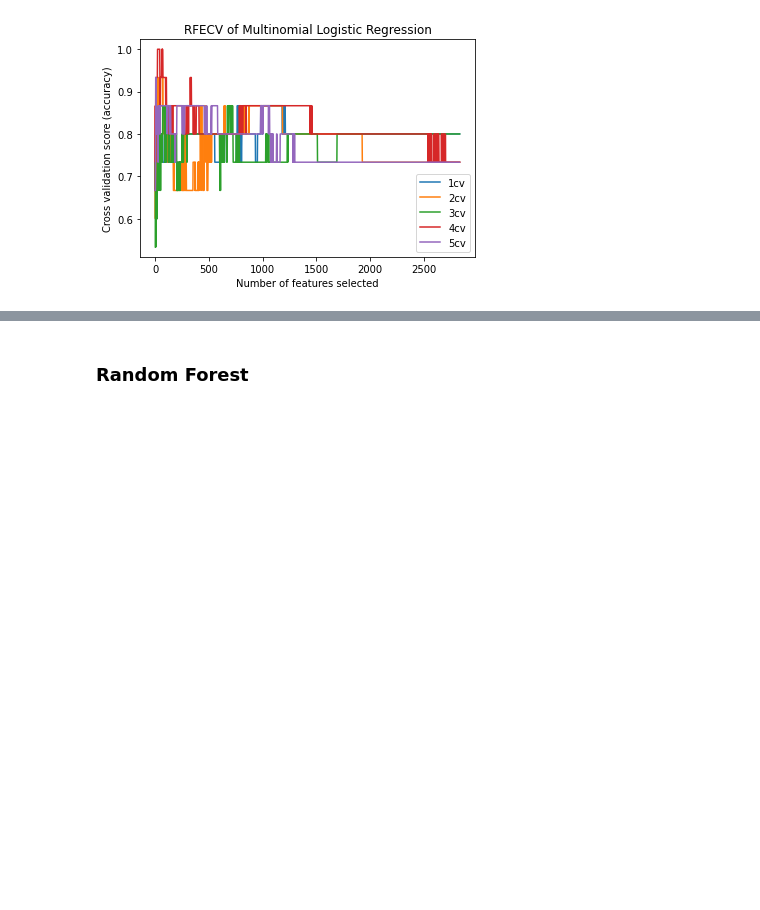
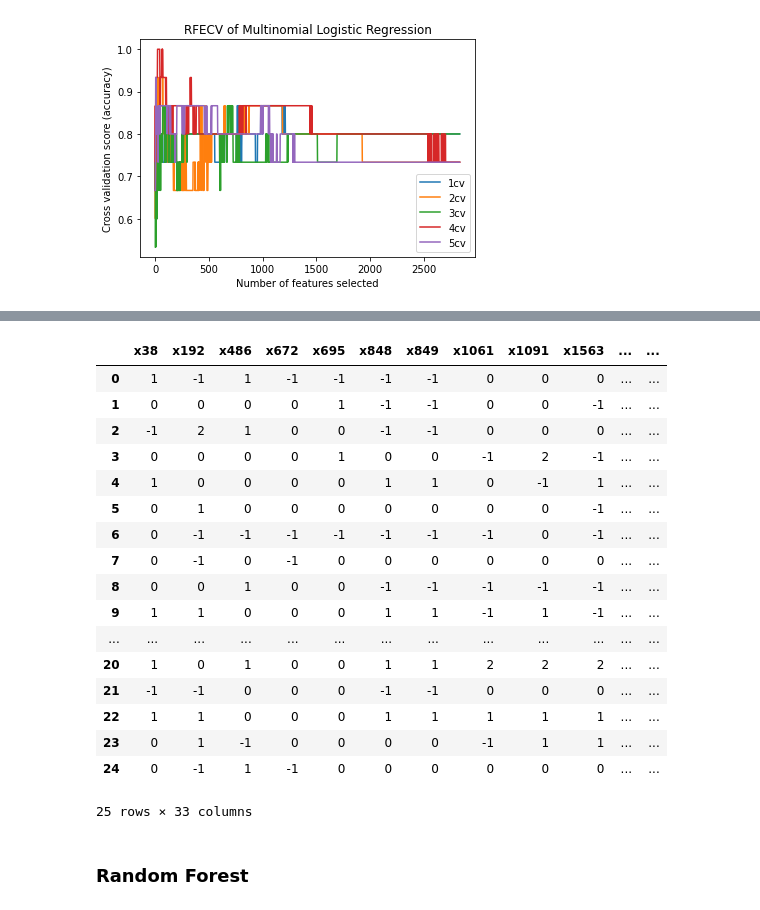
Before and after one commit to aaronyhsl/B4TM2022, a Jupyter notebook: src/feature_selections.ipynb, the cells around one changed output, grey strips where cells are left out. Saved outputs shown, nothing was run; the diff lists cells and outputs as text; code cells hidden in the pictures; blank space fills up the shorter version.

```diff
--- a/src/feature_selections.ipynb
+++ b/src/feature_selections.ipynb
@@ -202,0 +207,4 @@ Optimal number of features : 33
+# %%
+# selected features
+fs_lr = rfecv_lr.get_feature_names_out()
+fs_lr
@@ -202,0 +217,9 @@ Optimal number of features : 33
+# %%
+# get selected features for training set
+X_train_fs_lr = pd.DataFrame(rfecv_lr.transform(X_train))
+
+# rename new dataframe for training set
+for i, col in enumerate(X_train_fs_lr.columns):
+    X_train_fs_lr.rename(columns={col:fs_lr[i]}, inplace=True)
+
+X_train_fs_lr
@@ -203,3 +240,31 @@ Optimal number of features : 33
+# %%
+# get selected features for test set
+X_test_fs_lr = pd.DataFrame(rfecv_lr.transform(X_test))
+
+# rename new dataframe for test set
+for i, col in enumerate(X_test_fs_lr.columns):
+    X_test_fs_lr.rename(columns={col:fs_lr[i]}, inplace=True)
+
+X_test_fs_lr
+# %% [output]
+|  | x38 | x192 | x486 | x672 | x695 | x848 | x849 | x1061 | x1091 | x1563 | ... | ... |
+| 0 | 1 | -1 | 1 | -1 | -1 | -1 | -1 | 0 | 0 | 0 | ... | ... |
+| 1 | 0 | 0 | 0 | 0 | 1 | -1 | -1 | 0 | 0 | -1 | ... | ... |
+| 2 | -1 | 2 | 1 | 0 | 0 | -1 | -1 | 0 | 0 | 0 | ... | ... |
+| 3 | 0 | 0 | 0 | 0 | 1 | 0 | 0 | -1 | 2 | -1 | ... | ... |
+| 4 | 1 | 0 | 0 | 0 | 0 | 1 | 1 | 0 | -1 | 1 | ... | ... |
+| 5 | 0 | 1 | 0 | 0 | 0 | 0 | 0 | 0 | 0 | -1 | ... | ... |
+| 6 | 0 | -1 | -1 | -1 | -1 | -1 | -1 | -1 | 0 | -1 | ... | ... |
+| 7 | 0 | -1 | 0 | -1 | 0 | 0 | 0 | 0 | 0 | 0 | ... | ... |
+| 8 | 0 | 0 | 1 | 0 | 0 | -1 | -1 | -1 | -1 | -1 | ... | ... |
+| 9 | 1 | 1 | 0 | 0 | 0 | 1 | 1 | -1 | 1 | -1 | ... | ... |
+| ... | ... | ... | ... | ... | ... | ... | ... | ... | ... | ... | ... | ... |
+| 20 | 1 | 0 | 1 | 0 | 0 | 1 | 1 | 2 | 2 | 2 | ... | ... |
+| 21 | -1 | -1 | 0 | 0 | 0 | -1 | -1 | 0 | 0 | 0 | ... | ... |
+| 22 | 1 | 1 | 0 | 0 | 0 | 1 | 1 | 1 | 1 | 1 | ... | ... |
+| 23 | 0 | 1 | -1 | 0 | 0 | 0 | 0 | -1 | 1 | 1 | ... | ... |
+| 24 | 0 | -1 | 1 | -1 | 0 | 0 | 0 | 0 | 0 | 0 | ... | ... |
+25 rows × 33 columns
 # %% [markdown]
 ### Random Forest
 # %%
```
Also changed, not shown: parts of 56 cells of this notebook.
